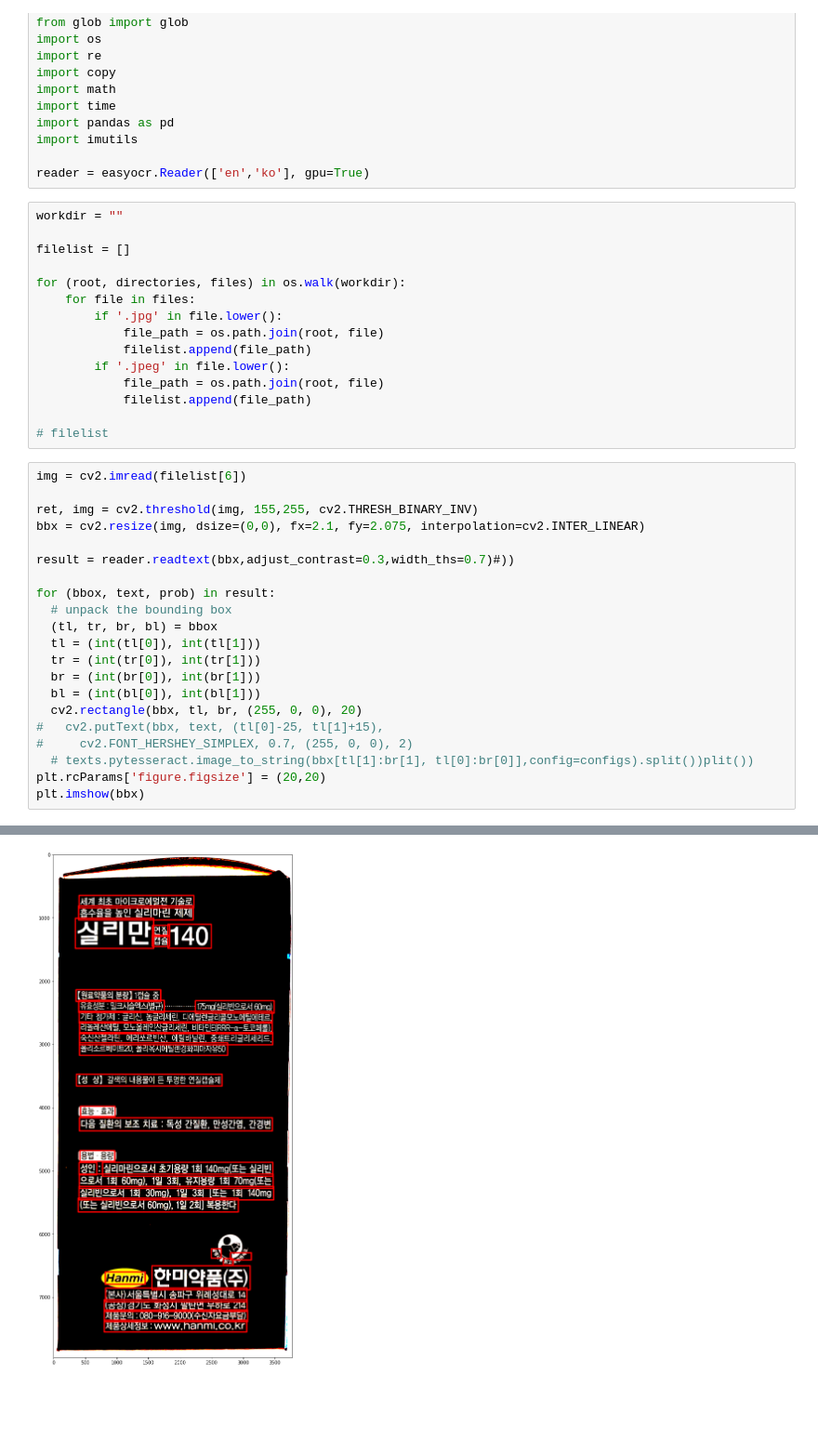
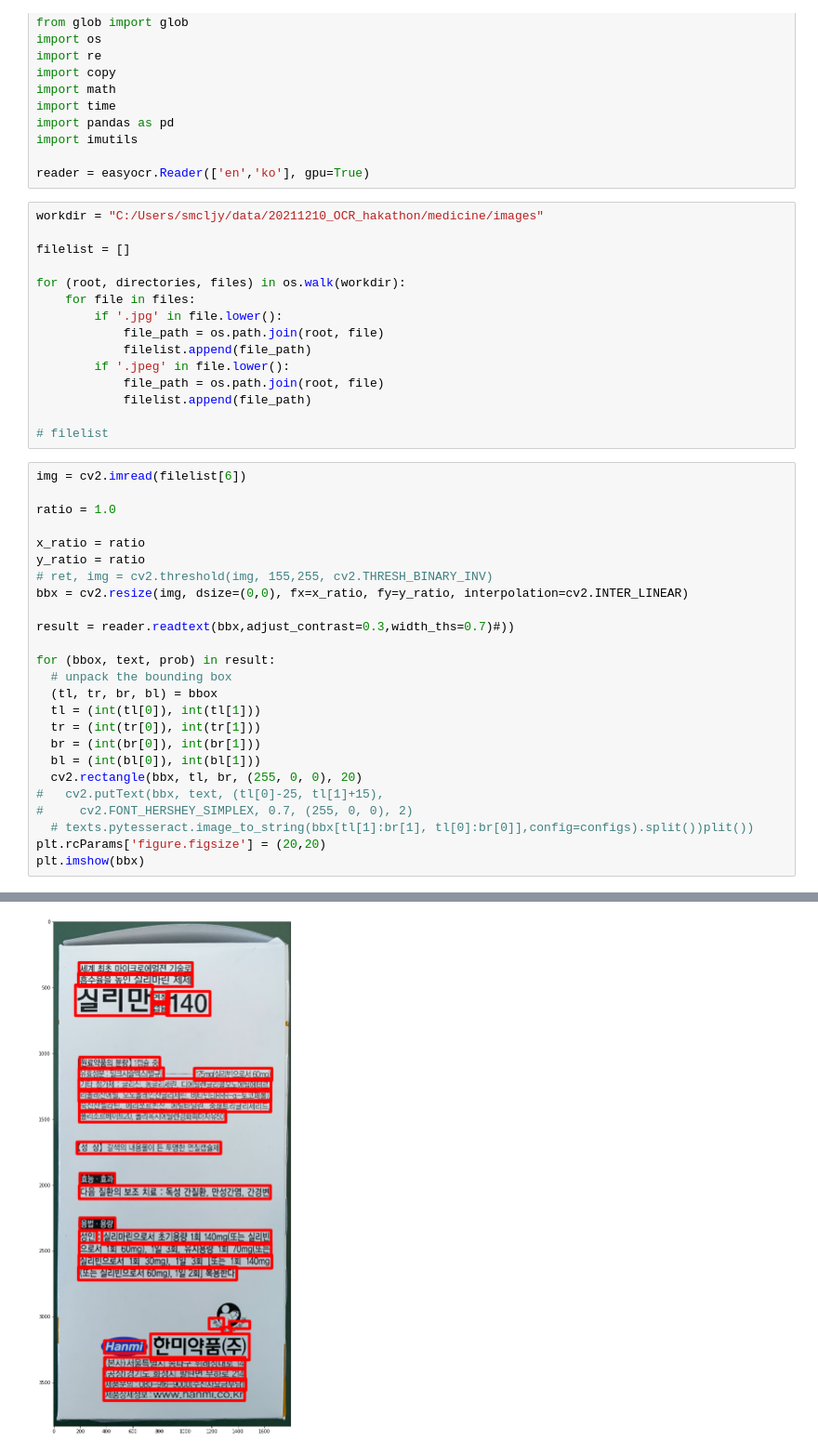
Before and after one commit to juseful/2021_OCR_YHW, a Jupyter notebook: test.ipynb, the cells around one changed output, grey strips where cells are left out. Shown at 93% size. Saved outputs shown, nothing was run; the diff lists cells and outputs as text; blank space fills up the shorter version.

```diff
--- a/test.ipynb
+++ b/test.ipynb
@@ -16,7 +16,7 @@ import imutils
 
 reader = easyocr.Reader(['en','ko'], gpu=True)
 # %%
-workdir = ""
+workdir = "C:/Users/smcljy/data/20211210_OCR_hakathon/medicine/images"
 
 filelist = []
 
@@ -33,27 +33,31 @@ for (root, directories, files) in os.walk(workdir):
 # %%
 img = cv2.imread(filelist[6])
 
-ret, img = cv2.threshold(img, 155,255, cv2.THRESH_BINARY_INV)
-bbx = cv2.resize(img, dsize=(0,0), fx=2.1, fy=2.075, interpolation=cv2.INTER_LINEAR)
+ratio = 1.0
+
+x_ratio = ratio
+y_ratio = ratio
+# ret, img = cv2.threshold(img, 155,255, cv2.THRESH_BINARY_INV)
+bbx = cv2.resize(img, dsize=(0,0), fx=x_ratio, fy=y_ratio, interpolation=cv2.INTER_LINEAR)
 
 result = reader.readtext(bbx,adjust_contrast=0.3,width_ths=0.7)#))
 
 for (bbox, text, prob) in result:
   # unpack the bounding box
   (tl, tr, br, bl) = bbox
   tl = (int(tl[0]), int(tl[1]))
   tr = (int(tr[0]), int(tr[1]))
   br = (int(br[0]), int(br[1]))
   bl = (int(bl[0]), int(bl[1]))
   cv2.rectangle(bbx, tl, br, (255, 0, 0), 20)
 #   cv2.putText(bbx, text, (tl[0]-25, tl[1]+15),
 #     cv2.FONT_HERSHEY_SIMPLEX, 0.7, (255, 0, 0), 2)
   # texts.pytesseract.image_to_string(bbx[tl[1]:br[1], tl[0]:br[0]],config=configs).split())plit())
 plt.rcParams['figure.figsize'] = (20,20)
 plt.imshow(bbx)
 # %% [output]
 <matplotlib.image.AxesImage at 0x...>
-[figure, old version]
+[figure, new version]
 # %%
 # detection box 상단부터 정렬
 result = sorted(result, key=lambda x: (x[0][0][1]))
```
Also changed, not shown: parts of 3 cells of this notebook.
